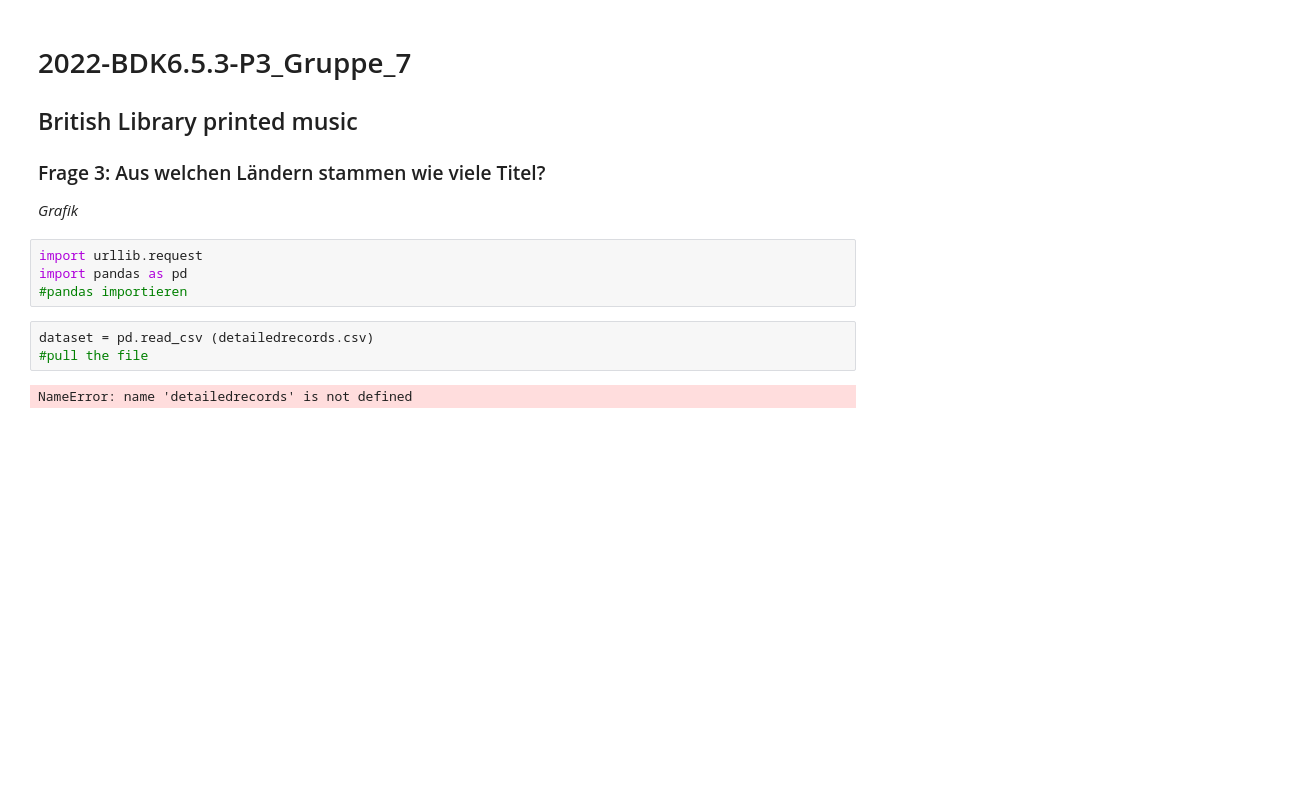
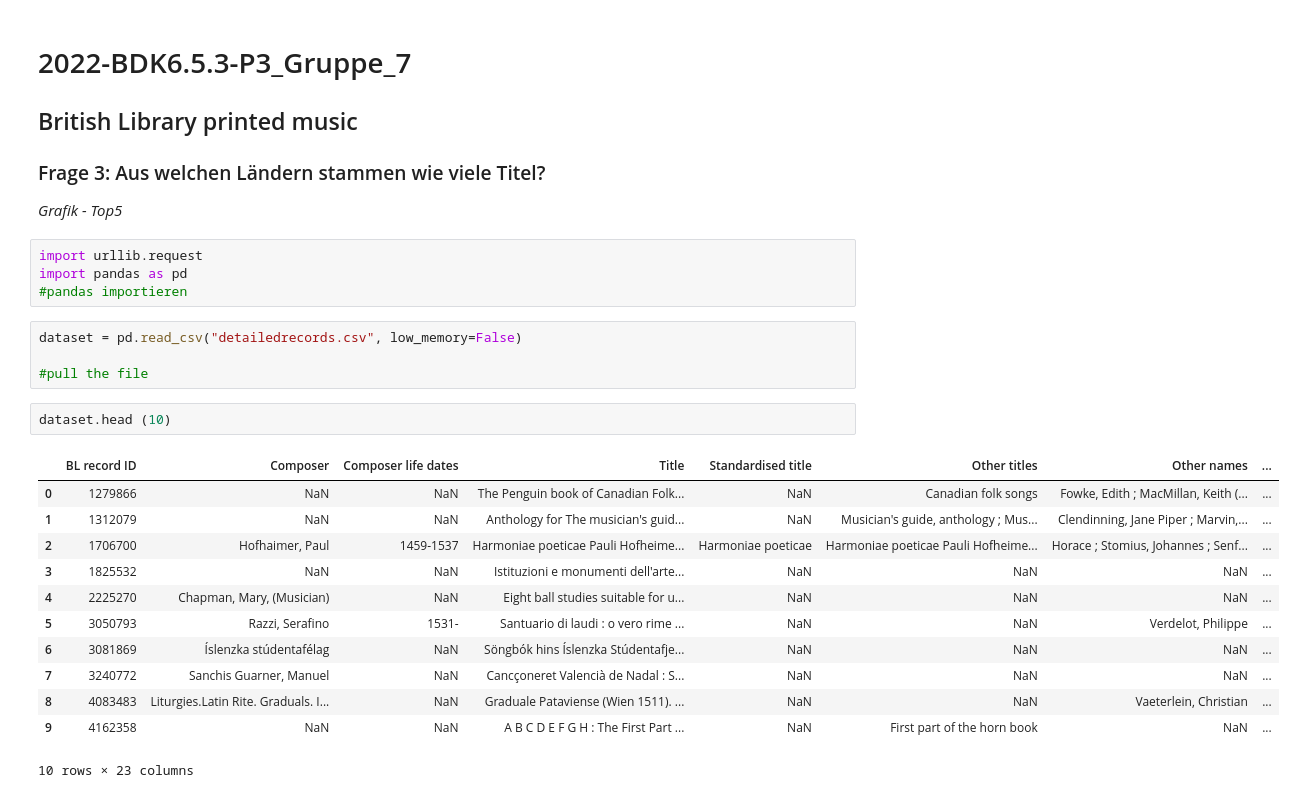
Before and after one commit to nkiseleva/2022-BDK6.5.3-P3_Gruppe_7, a Jupyter notebook: 2022-BDK6.5.3-P3_Gruppe_7 Frage 3.ipynb, the cells around one changed output. Saved outputs shown, nothing was run; the diff lists cells and outputs as text; blank space fills up the shorter version.

```diff
--- a/2022-BDK6.5.3-P3_Gruppe_7 Frage 3.ipynb
+++ b/2022-BDK6.5.3-P3_Gruppe_7 Frage 3.ipynb
@@ -4,13 +4,27 @@
 ### Frage 3: Aus welchen Ländern stammen wie viele Titel?
 
 
-*Grafik*
+*Grafik - Top5*
 # %%
 import urllib.request
 import pandas as pd
 #pandas importieren
 # %%
-dataset = pd.read_csv (detailedrecords.csv)
+dataset = pd.read_csv("detailedrecords.csv", low_memory=False)
+
 #pull the file
-# %% [output]
-NameError: name 'detailedrecords' is not defined
+# %%
+dataset.head (10)
+# %% [output]
+|  | BL record ID | Composer | Composer life dates | Title | Standardised title | Other titles | Other names | ... |
+| 0 | 1279866 | NaN | NaN | The Penguin book of Canadian Folk... | NaN | Canadian folk songs | Fowke, Edith ; MacMillan, Keith (... | ... |
+| 1 | 1312079 | NaN | NaN | Anthology for The musician's guid... | NaN | Musician's guide, anthology ; Mus... | Clendinning, Jane Piper ; Marvin,... | ... |
+| 2 | 1706700 | Hofhaimer, Paul | 1459-1537 | Harmoniae poeticae Pauli Hofheime... | Harmoniae poeticae | Harmoniae poeticae Pauli Hofheime... | Horace ; Stomius, Johannes ; Senf... | ... |
+| 3 | 1825532 | NaN | NaN | Istituzioni e monumenti dell'arte... | NaN | NaN | NaN | ... |
+| 4 | 2225270 | Chapman, Mary, (Musician) | NaN | Eight ball studies suitable for u... | NaN | NaN | NaN | ... |
+| 5 | 3050793 | Razzi, Serafino | 1531- | Santuario di laudi : o vero rime ... | NaN | NaN | Verdelot, Philippe | ... |
+| 6 | 3081869 | Íslenzka stúdentafélag | NaN | Söngbók hins Íslenzka Stúdentafje... | NaN | NaN | NaN | ... |
+| 7 | 3240772 | Sanchis Guarner, Manuel | NaN | Cancçoneret Valencià de Nadal : S... | NaN | NaN | NaN | ... |
+| 8 | 4083483 | Liturgies.Latin Rite. Graduals. I... | NaN | Graduale Pataviense (Wien 1511). ... | NaN | NaN | Vaeterlein, Christian | ... |
+| 9 | 4162358 | NaN | NaN | A B C D E F G H : The First Part ... | NaN | First part of the horn book | NaN | ... |
+10 rows × 23 columns
```
Also changed, not shown: parts of 6 cells of this notebook.
